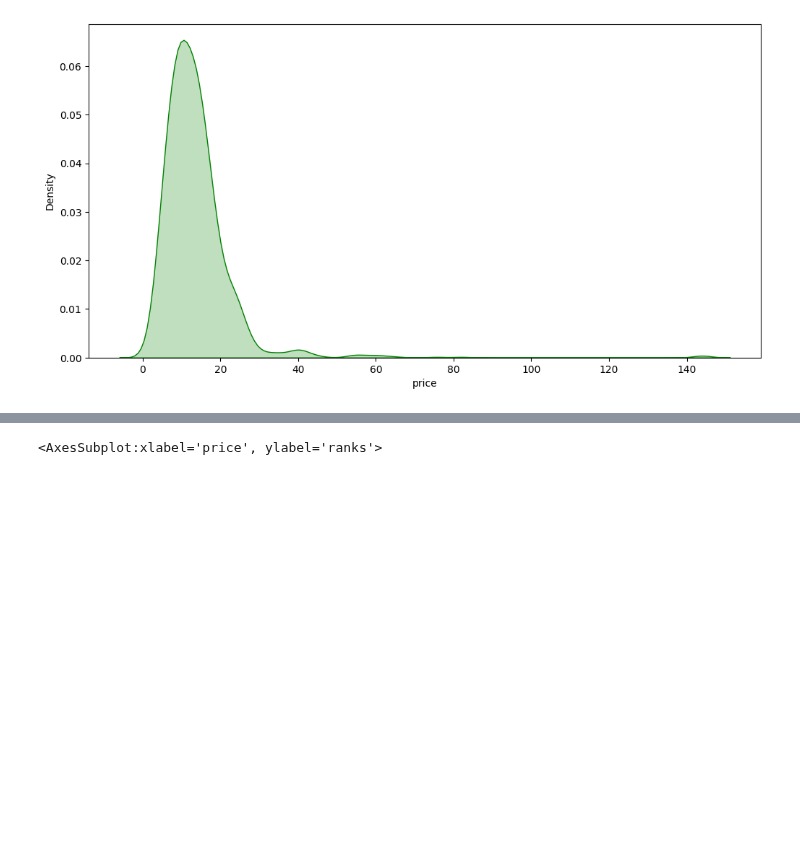
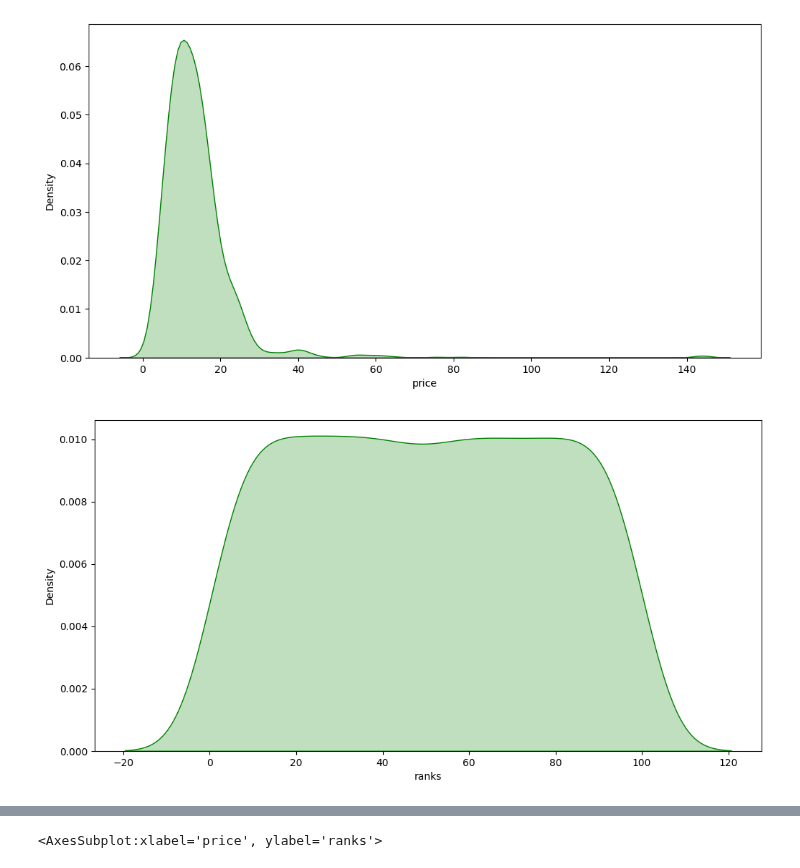
Before and after one commit to latifkara/dataScienceProjects, a Jupyter notebook: TopBookList/BookList.ipynb, the cells around one changed output, grey strips where cells are left out. Saved outputs shown, nothing was run; the diff lists cells and outputs as text; code cells hidden in the pictures; blank space fills up the shorter version.

Commit message:
Books Project | count plot data

```diff
--- a/TopBookList/BookList.ipynb
+++ b/TopBookList/BookList.ipynb
@@ -140,3 +140,7 @@ sns.kdeplot(books_df['no_of_reviews'], color='green', fill=True)
 density_plot(books_df, 'price')
 # %% [output]
 [figure]
+# %%
+density_plot(books_df, 'ranks')
+# %% [output]
+[figure, added]
```
Also changed, not shown: parts of 4 cells of this notebook.
